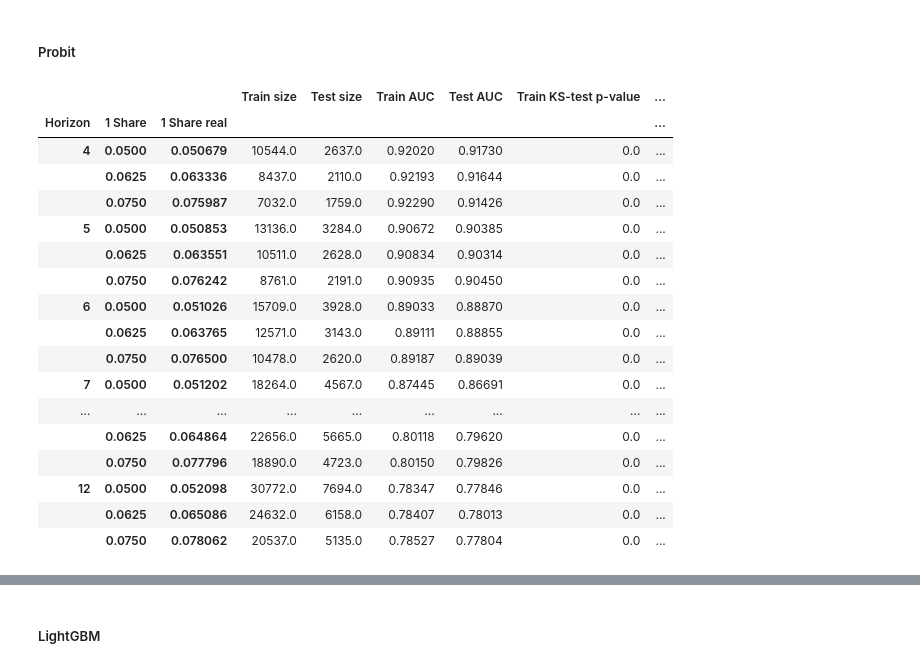
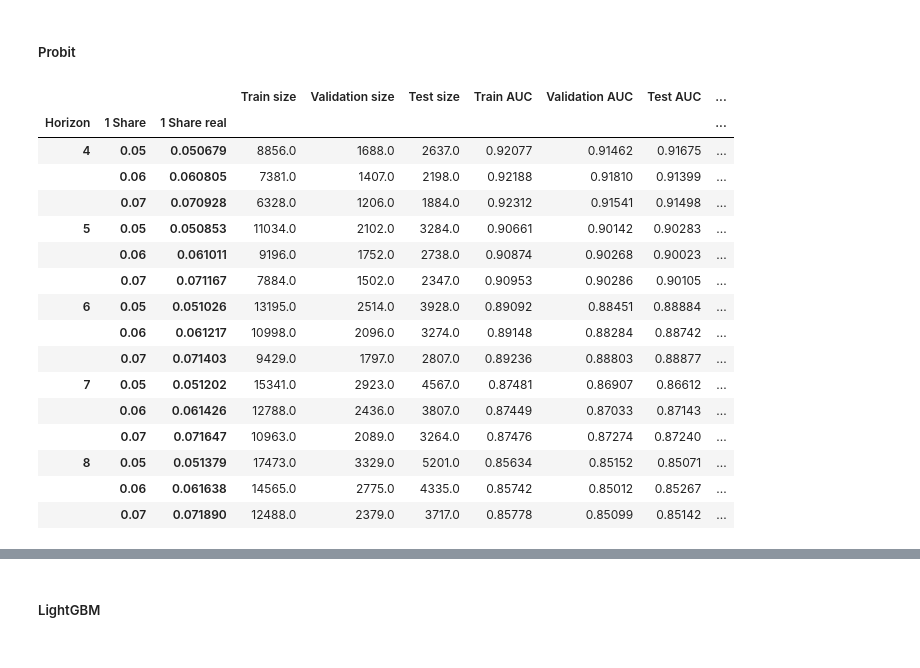
Before and after one commit to lebedevaale/early_warning_model, a Jupyter notebook: modelling.ipynb, the cells around one changed output, grey strips where cells are left out. Cells and saved outputs as stored; diff of their text form; code cells hidden in the pictures.

Commit message:
Recalculated solar models with the usage of validation samples

```diff
--- a/modelling.ipynb
+++ b/modelling.ipynb
@@ -648,11 +652,12 @@ dtype: float64
 # %%
 # Fix params for the boostrap
 target = 'Flag'
-horizons = list(range(4, 13))
-shares = np.linspace(0.05, 0.075, 3)
+horizons = list(range(4, 9))
+shares = np.linspace(0.05, 0.07, 3)
 states = list(range(0, 10000, 100))
-# horizons = [15]
+# horizons = [4]
 # shares = [0.05]
+# states = list(range(0, 10000, 1000))
 # states = [0]
 path = 'Params_solar'
 
@@ -663,33 +668,32 @@ data_logdyn = pd.read_parquet('Data/solar_metrics_smoothed.parquet')
 # %%
 # Choose binary target and other parameters
 model = 'Probit'
 
 # Iterate over the chosen parameters and optimize classification models, then save all the results to the dataframe
 res = fun.model(data_logdyn, target, horizons, shares, states, model = model)
 
 # Save results and create pivot based on the horizon and 1 share parameters
 coeffs_cols = data_logdyn.columns.drop(['Volume', 'MA100', 'MV100', 'Rise', 'Distance', 'Index', 'Ticker'])
 res_means = fun.save_results(res,
-                             list(coeffs_cols),
+                             list(coeffs_cols) + ['const'],
                              model = model,
                              path = path)
 res_means
 # %% [output]
-|  |  |  | Train size | Test size | Train AUC | Test AUC | Train KS-test p-value | ... |
-| Horizon | 1 Share | 1 Share real |  |  |  |  |  | ... |
-| 4 | 0.0500 | 0.050679 | 10544.0 | 2637.0 | 0.92020 | 0.91730 | 0.0 | ... |
-|  | 0.0625 | 0.063336 | 8437.0 | 2110.0 | 0.92193 | 0.91644 | 0.0 | ... |
-|  | 0.0750 | 0.075987 | 7032.0 | 1759.0 | 0.92290 | 0.91426 | 0.0 | ... |
-| 5 | 0.0500 | 0.050853 | 13136.0 | 3284.0 | 0.90672 | 0.90385 | 0.0 | ... |
-|  | 0.0625 | 0.063551 | 10511.0 | 2628.0 | 0.90834 | 0.90314 | 0.0 | ... |
-|  | 0.0750 | 0.076242 | 8761.0 | 2191.0 | 0.90935 | 0.90450 | 0.0 | ... |
-| 6 | 0.0500 | 0.051026 | 15709.0 | 3928.0 | 0.89033 | 0.88870 | 0.0 | ... |
-|  | 0.0625 | 0.063765 | 12571.0 | 3143.0 | 0.89111 | 0.88855 | 0.0 | ... |
-|  | 0.0750 | 0.076500 | 10478.0 | 2620.0 | 0.89187 | 0.89039 | 0.0 | ... |
-| 7 | 0.0500 | 0.051202 | 18264.0 | 4567.0 | 0.87445 | 0.86691 | 0.0 | ... |
-| ... | ... | ... | ... | ... | ... | ... | ... | ... |
-|  | 0.0625 | 0.064864 | 22656.0 | 5665.0 | 0.80118 | 0.79620 | 0.0 | ... |
-|  | 0.0750 | 0.077796 | 18890.0 | 4723.0 | 0.80150 | 0.79826 | 0.0 | ... |
-| 12 | 0.0500 | 0.052098 | 30772.0 | 7694.0 | 0.78347 | 0.77846 | 0.0 | ... |
-|  | 0.0625 | 0.065086 | 24632.0 | 6158.0 | 0.78407 | 0.78013 | 0.0 | ... |
-|  | 0.0750 | 0.078062 | 20537.0 | 5135.0 | 0.78527 | 0.77804 | 0.0 | ... |
+|  |  |  | Train size | Validation size | Test size | Train AUC | Validation AUC | Test AUC | ... |
+| Horizon | 1 Share | 1 Share real |  |  |  |  |  |  | ... |
+| 4 | 0.05 | 0.050679 | 8856.0 | 1688.0 | 2637.0 | 0.92077 | 0.91462 | 0.91675 | ... |
+|  | 0.06 | 0.060805 | 7381.0 | 1407.0 | 2198.0 | 0.92188 | 0.91810 | 0.91399 | ... |
+|  | 0.07 | 0.070928 | 6328.0 | 1206.0 | 1884.0 | 0.92312 | 0.91541 | 0.91498 | ... |
+| 5 | 0.05 | 0.050853 | 11034.0 | 2102.0 | 3284.0 | 0.90661 | 0.90142 | 0.90283 | ... |
+|  | 0.06 | 0.061011 | 9196.0 | 1752.0 | 2738.0 | 0.90874 | 0.90268 | 0.90023 | ... |
+|  | 0.07 | 0.071167 | 7884.0 | 1502.0 | 2347.0 | 0.90953 | 0.90286 | 0.90105 | ... |
+| 6 | 0.05 | 0.051026 | 13195.0 | 2514.0 | 3928.0 | 0.89092 | 0.88451 | 0.88884 | ... |
+|  | 0.06 | 0.061217 | 10998.0 | 2096.0 | 3274.0 | 0.89148 | 0.88284 | 0.88742 | ... |
+|  | 0.07 | 0.071403 | 9429.0 | 1797.0 | 2807.0 | 0.89236 | 0.88803 | 0.88877 | ... |
+| 7 | 0.05 | 0.051202 | 15341.0 | 2923.0 | 4567.0 | 0.87481 | 0.86907 | 0.86612 | ... |
+|  | 0.06 | 0.061426 | 12788.0 | 2436.0 | 3807.0 | 0.87449 | 0.87033 | 0.87143 | ... |
+|  | 0.07 | 0.071647 | 10963.0 | 2089.0 | 3264.0 | 0.87476 | 0.87274 | 0.87240 | ... |
+| 8 | 0.05 | 0.051379 | 17473.0 | 3329.0 | 5201.0 | 0.85634 | 0.85152 | 0.85071 | ... |
+|  | 0.06 | 0.061638 | 14565.0 | 2775.0 | 4335.0 | 0.85742 | 0.85012 | 0.85267 | ... |
+|  | 0.07 | 0.071890 | 12488.0 | 2379.0 | 3717.0 | 0.85778 | 0.85099 | 0.85142 | ... |
```
Also changed, not shown: parts of 9 cells of this notebook, 8 other files.
